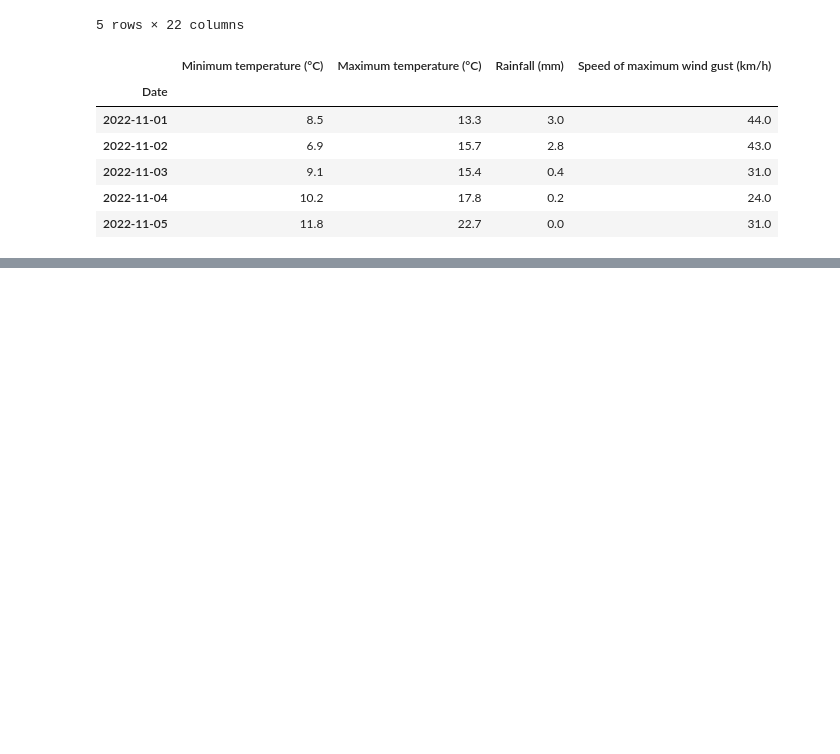
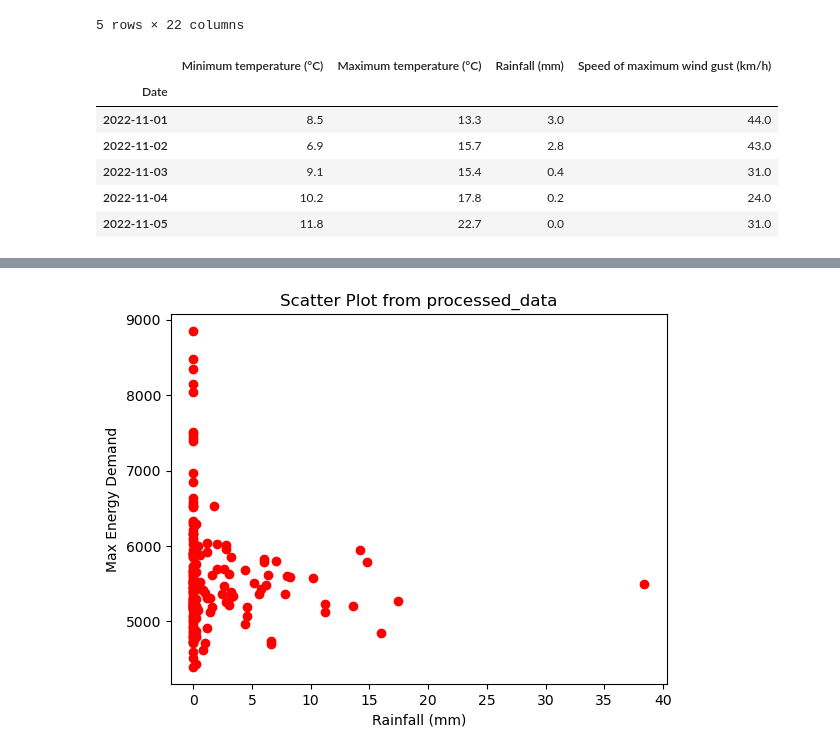
Before and after one commit to Sining2000/DATA_Prediction_of_Mmaximum_Daily_Energy_Use, a Jupyter notebook: Group4_Assignment.ipynb, the cells around one changed output, grey strips where cells are left out. Cells and saved outputs as stored; diff of their text form; code cells hidden in the pictures; blank space fills up the shorter version.

```diff
--- a/Group4_Assignment.ipynb
+++ b/Group4_Assignment.ipynb
@@ -207,0 +232,8 @@ processed_data.tail()
+# %%
+plt.scatter(processed_data["Rainfall (mm)"], processed_data["Maximum Energry Demand"], label="Data Points", color="red")
+plt.xlabel("Rainfall (mm)")
+plt.ylabel("Max Energy Demand")
+plt.title("Scatter Plot from processed_data")
+plt.show()
+# %% [output]
+[figure, added]
```
Also changed, not shown: parts of 12 cells of this notebook.
